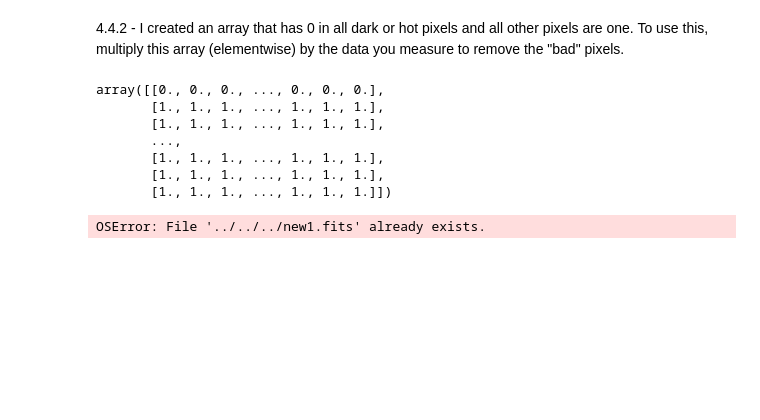
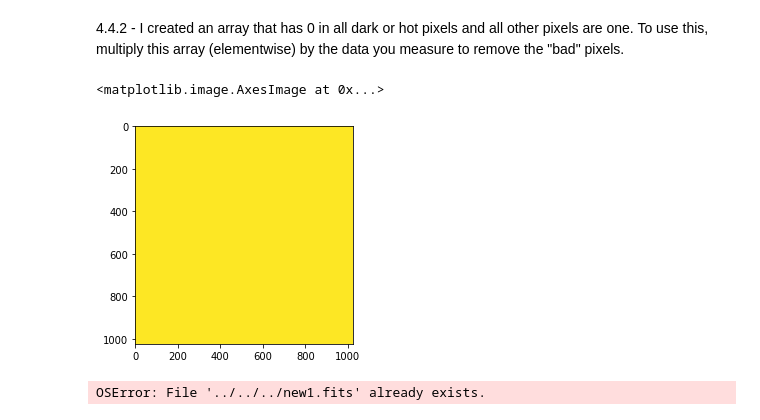
Before and after one commit to astro-kjc/AST443, a Jupyter notebook: Lab0/Lab0.ipynb, the cells around one changed output. Cells and saved outputs as stored; diff of their text form; code cells hidden in the pictures; blank space fills up the shorter version.

```diff
--- a/Lab0/Lab0.ipynb
+++ b/Lab0/Lab0.ipynb
@@ -268,15 +296,10 @@ for i in range(len(master_flat_2d)):
 4.4.2 - I created an array that has 0 in all dark or hot pixels and all other pixels are one. To use this, multiply this array (elementwise) by the data you measure to remove the "bad" pixels.
 # %%
 normalized_master_flat_field
-master_flat_2d
+plt.imshow(master_flat_2d)
 # %% [output]
-array([[0., 0., 0., ..., 0., 0., 0.],
-       [1., 1., 1., ..., 1., 1., 1.],
-       [1., 1., 1., ..., 1., 1., 1.],
-       ...,
-       [1., 1., 1., ..., 1., 1., 1.],
-       [1., 1., 1., ..., 1., 1., 1.],
-       [1., 1., 1., ..., 1., 1., 1.]])
+<matplotlib.image.AxesImage at 0x...>
+[figure, added]
 # %%
 hdu  = fits.PrimaryHDU(master_flat_field)
 hdul = fits.HDUList([hdu])
```
Also changed, not shown: parts of 11 cells of this notebook.
